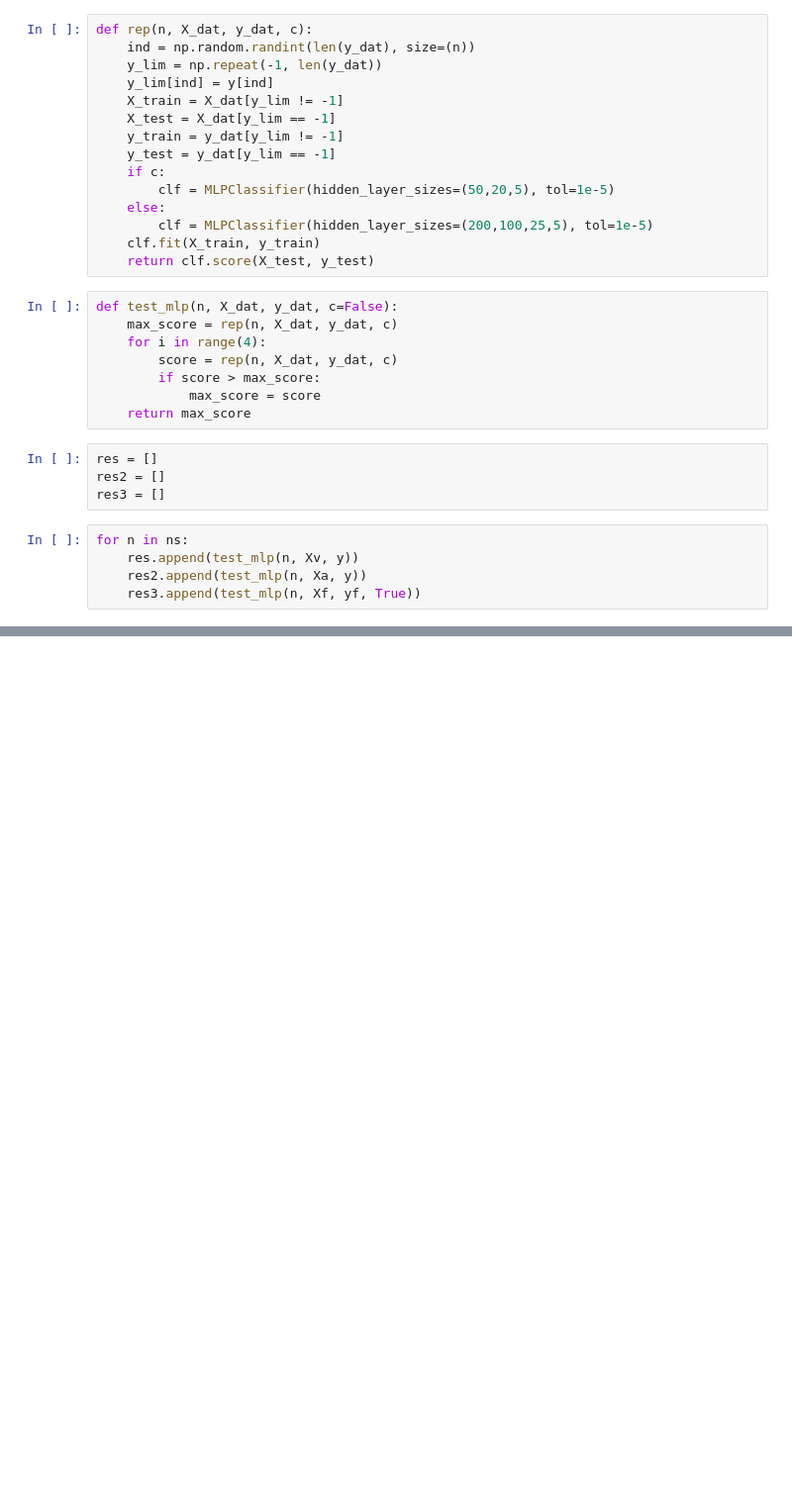
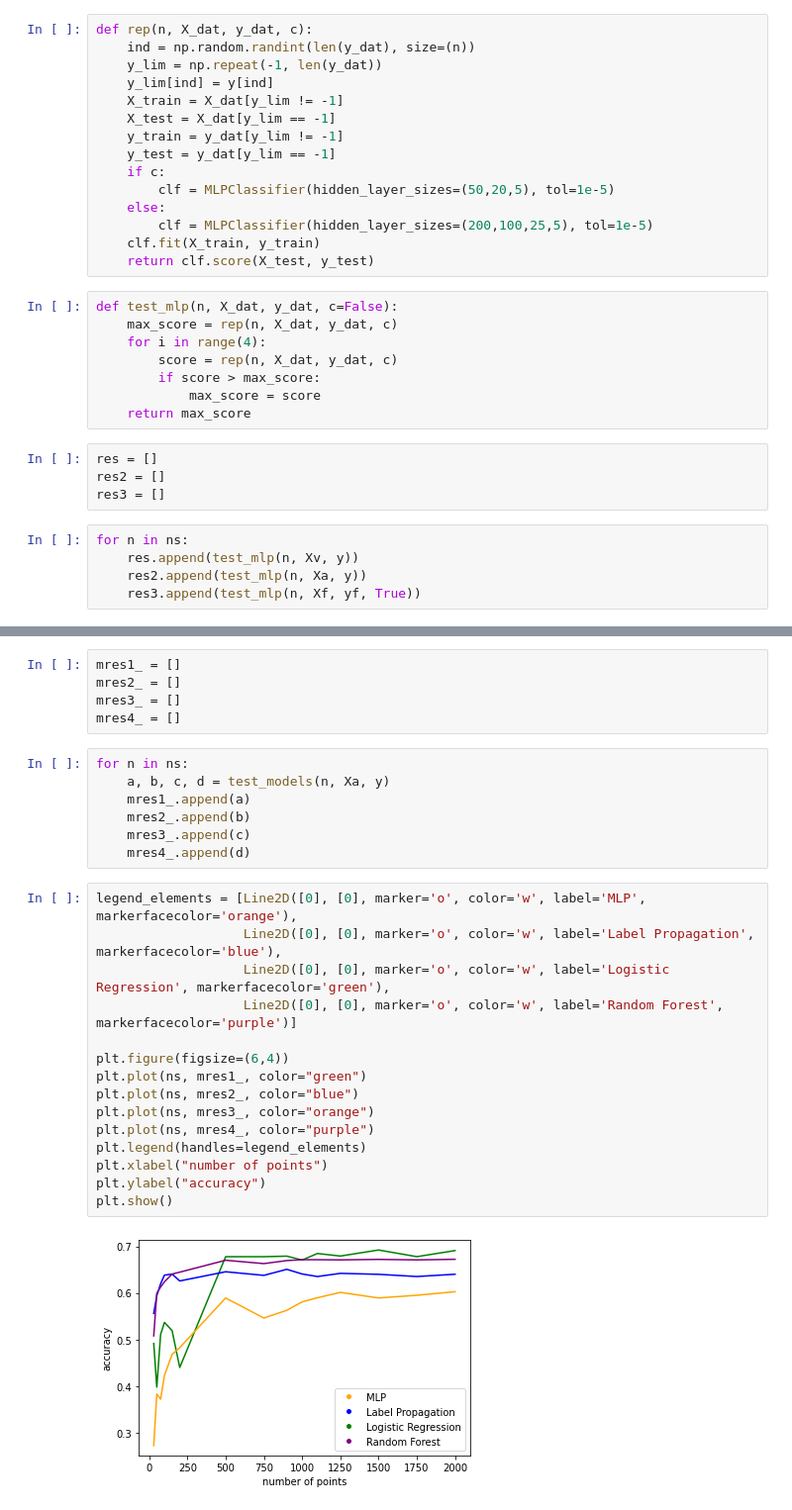
Before and after one commit to SamShowalter/CS273_Final_Project_VAE, a Jupyter notebook: notebooks/cleaner_analysis.ipynb, the cells around one changed output, grey strips where cells are left out. Shown: that part at 99% size. Cells and saved outputs as stored; diff of their text form; blank space fills up the shorter version.

```diff
--- a/notebooks/cleaner_analysis.ipynb
+++ b/notebooks/cleaner_analysis.ipynb
@@ -251,0 +298,29 @@ plt.show()
+# %%
+mres1_ = []
+mres2_ = []
+mres3_ = []
+mres4_ = []
+# %%
+for n in ns:
+    a, b, c, d = test_models(n, Xa, y)
+    mres1_.append(a)
+    mres2_.append(b)
+    mres3_.append(c)
+    mres4_.append(d)
+# %%
+legend_elements = [Line2D([0], [0], marker='o', color='w', label='MLP', markerfacecolor='orange'),
+                   Line2D([0], [0], marker='o', color='w', label='Label Propagation', markerfacecolor='blue'),
+                   Line2D([0], [0], marker='o', color='w', label='Logistic Regression', markerfacecolor='green'),
+                   Line2D([0], [0], marker='o', color='w', label='Random Forest', markerfacecolor='purple')]
+
+plt.figure(figsize=(6,4))
+plt.plot(ns, mres1_, color="green")
+plt.plot(ns, mres2_, color="blue")
+plt.plot(ns, mres3_, color="orange")
+plt.plot(ns, mres4_, color="purple")
+plt.legend(handles=legend_elements)
+plt.xlabel("number of points")
+plt.ylabel("accuracy")
+plt.show()
+# %% [output]
+[figure, added]
```
Also changed, not shown: parts of 52 cells of this notebook.
